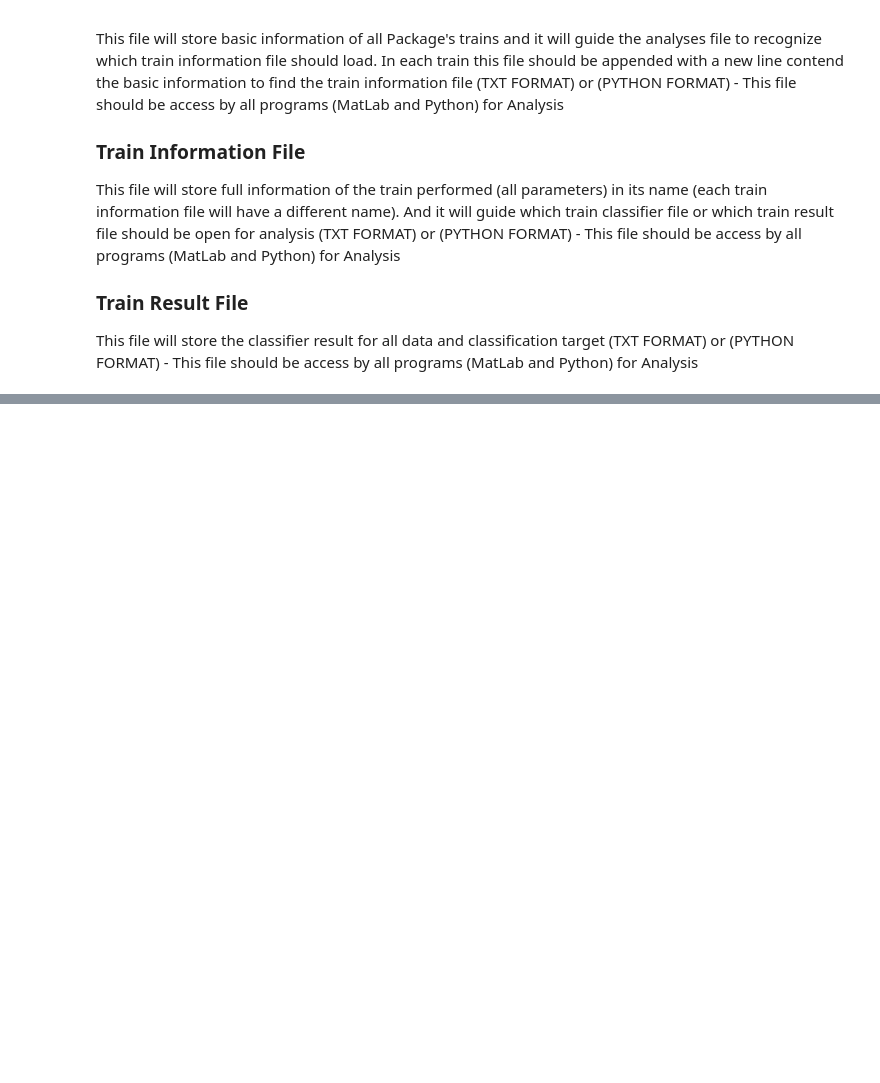
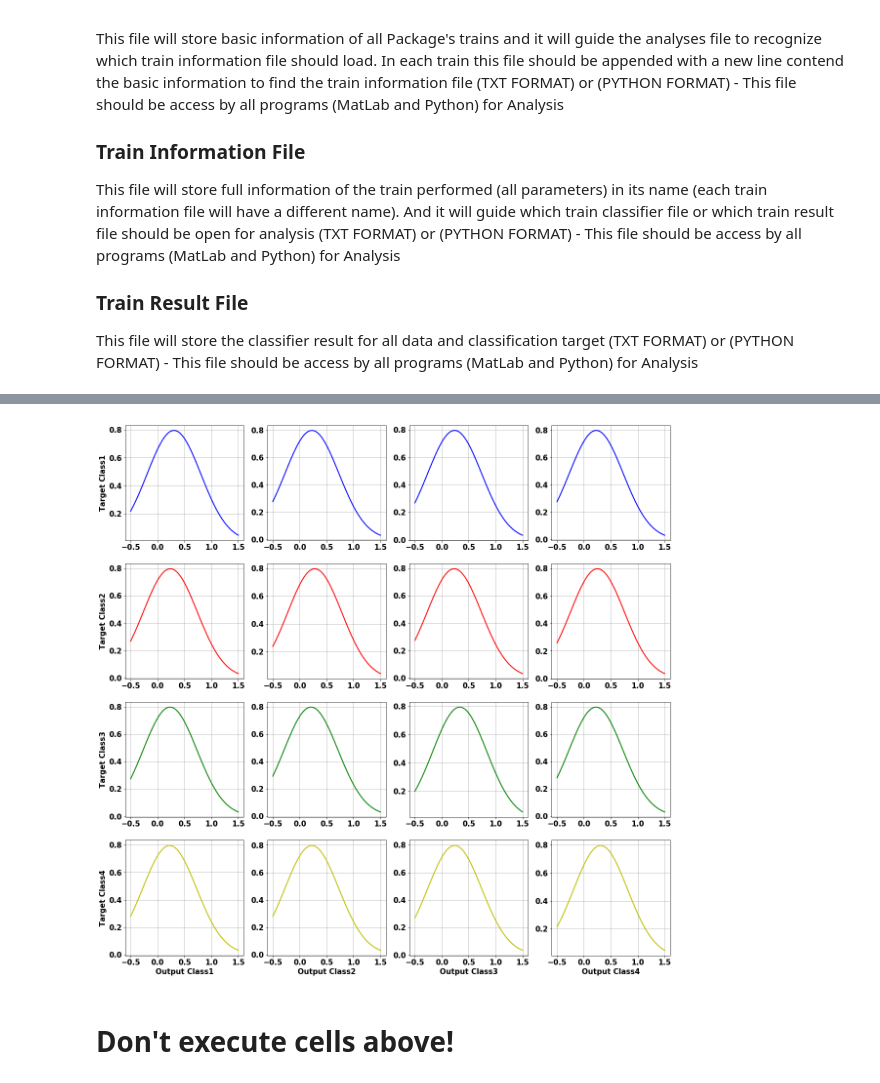
Before and after one commit to natmourajr/SonarAnalysis, a Jupyter notebook: Packages/Classification/NeuralNetwork/FullDataClassificationTrain.ipynb, the cells around one changed output, grey strips where cells are left out. Saved outputs shown, nothing was run; the diff lists cells and outputs as text; code cells hidden in the pictures; blank space fills up the shorter version.

```diff
--- a/Packages/Classification/NeuralNetwork/FullDataClassificationTrain.ipynb
+++ b/Packages/Classification/NeuralNetwork/FullDataClassificationTrain.ipynb
@@ -492,7 +548,7 @@ fig, ax = plt.subplots(figsize=(20,20),nrows=4, ncols=4)
 labels = class_labels.values()
 
 # read trained model
-choose_date = '2017_07_04_16_31_28'
+choose_date = '2017_07_06_11_22_18'
 ifold = 0
 
 base_name = files_results_path+'/'+choose_date+'_'
@@ -510,30 +566,34 @@ elif train_info['norm'] == 'mapminmax':
 
 norm_all_data = scaler.transform(all_data)
 
 output = model.predict(norm_all_data)
 
 from sklearn.neighbors import KernelDensity
 
 m_bins = np.linspace(-0.5, 1.5,100)
 
 m_colors = ['b', 'r', 'g', 'y']
 
 kernel = 'gaussian' # other kernels: 'gaussian', 'tophat',
                     #'epanechnikov', 'exponential', 'linear', 'cosine'
 for i_target in range(trgt_sparse.shape[1]):
     for i_output in range(output.shape[1]):
         subplot_id = output.shape[1]*i_target+i_output
         m_pts = output[all_trgt==i_target,i_output]
 
         kde = KernelDensity(kernel=kernel,algorithm='auto',
                             bandwidth=0.5).fit(m_pts[:, np.newaxis])
         log_dens_x = kde.score_samples(m_bins[:, np.newaxis])
         ax[i_target,i_output].plot(m_bins, np.exp(log_dens_x),
                                    color=m_colors[i_target],linewidth=2.0)
         if i_output == 0:
             ax[i_target,i_output].set_ylabel('Target %s'%(class_labels[i_target]),
                                              fontweight='bold',fontsize=15)
         if i_target == 3:
             ax[i_target,i_output].set_xlabel('Output %s'%(class_labels[i_output]),
                                              fontweight='bold',fontsize=15)
         ax[i_target,i_output].grid()
+# %% [output]
+[figure, added]
+# %% [markdown]
+# Don't execute cells above!
```
Also changed, not shown: parts of 13 cells of this notebook, 9 other files.
